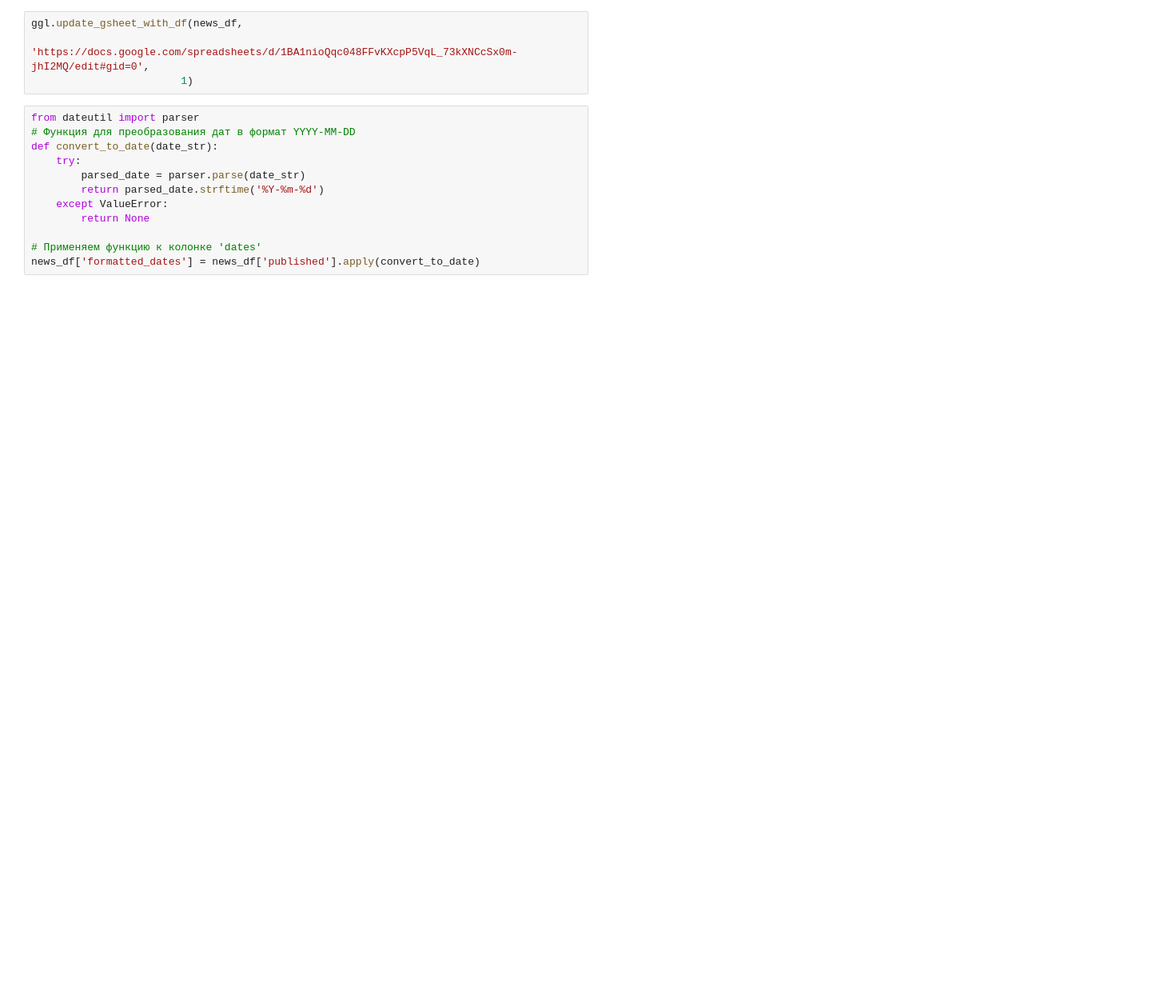
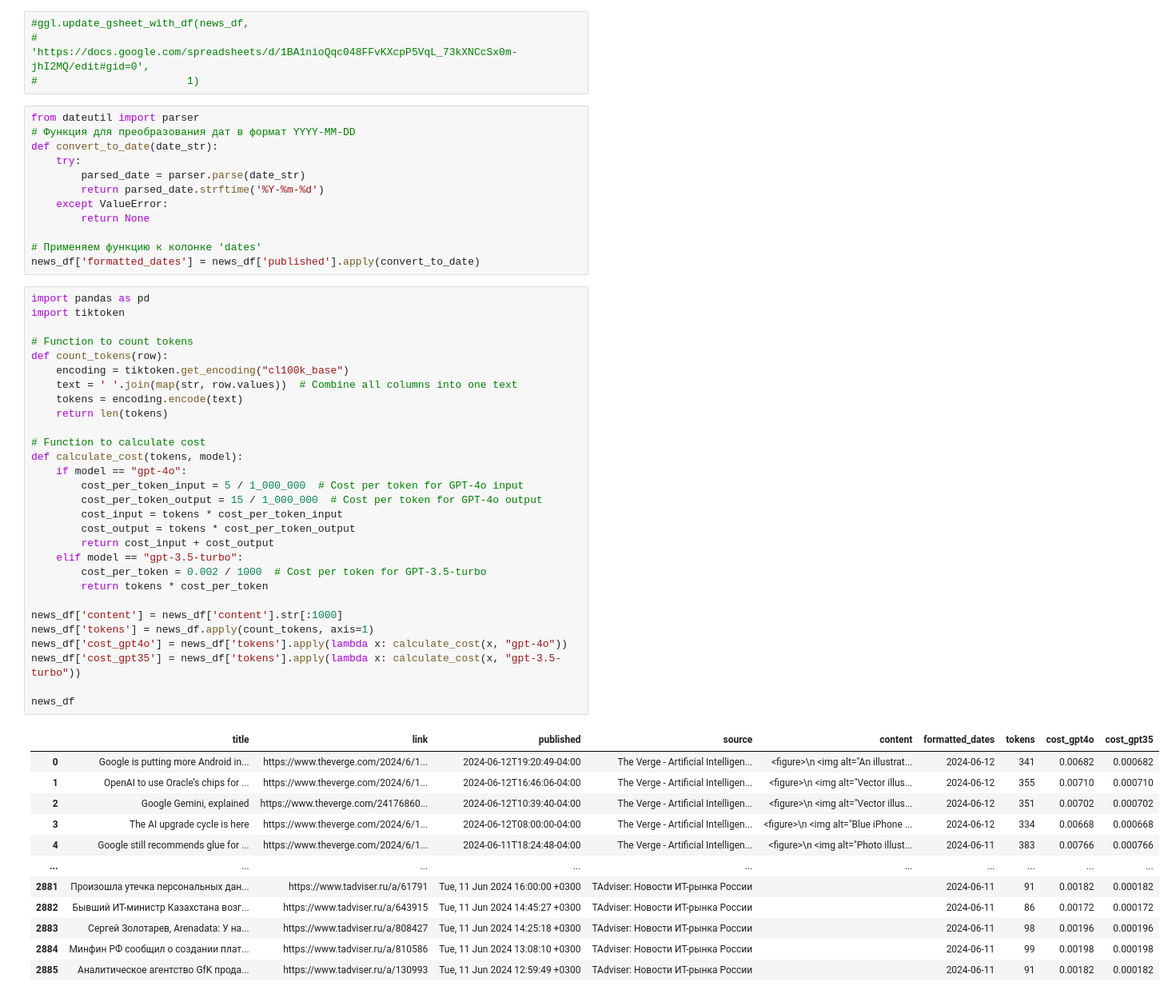
Before and after one commit to mlenzovet/nlmk_bot, a Jupyter notebook: rss.ipynb, the cells around one changed output. Shown: that part at 80% size. Cells and saved outputs as stored; diff of their text form; blank space fills up the shorter version.

```diff
--- a/rss.ipynb
+++ b/rss.ipynb
@@ -104,7 +101,7 @@ news_df['content'] = news_df['content'].str[:3000]
 # %%
-ggl.update_gsheet_with_df(news_df,
-                          'https://docs.google.com/spreadsheets/d/1BA1nioQqc048FFvKXcpP5VqL_73kXNCcSx0m-jhI2MQ/edit#gid=0',
-                        1)
+#ggl.update_gsheet_with_df(news_df,
+#                          'https://docs.google.com/spreadsheets/d/1BA1nioQqc048FFvKXcpP5VqL_73kXNCcSx0m-jhI2MQ/edit#gid=0',
+#                        1)
 # %%
 from dateutil import parser
 # Функция для преобразования дат в формат YYYY-MM-DD
@@ -117,3 +114,45 @@ def convert_to_date(date_str):
 
 # Применяем функцию к колонке 'dates'
 news_df['formatted_dates'] = news_df['published'].apply(convert_to_date)
+# %%
+import pandas as pd
+import tiktoken
+
+# Function to count tokens
+def count_tokens(row):
+    encoding = tiktoken.get_encoding("cl100k_base")
+    text = ' '.join(map(str, row.values))  # Combine all columns into one text
+    tokens = encoding.encode(text)
+    return len(tokens)
+
+# Function to calculate cost
+def calculate_cost(tokens, model):
+    if model == "gpt-4o":
+        cost_per_token_input = 5 / 1_000_000  # Cost per token for GPT-4o input
+        cost_per_token_output = 15 / 1_000_000  # Cost per token for GPT-4o output
+        cost_input = tokens * cost_per_token_input
+        cost_output = tokens * cost_per_token_output
+        return cost_input + cost_output
+    elif model == "gpt-3.5-turbo":
+        cost_per_token = 0.002 / 1000  # Cost per token for GPT-3.5-turbo
+        return tokens * cost_per_token
+
+news_df['content'] = news_df['content'].str[:1000]
+news_df['tokens'] = news_df.apply(count_tokens, axis=1)
+news_df['cost_gpt4o'] = news_df['tokens'].apply(lambda x: calculate_cost(x, "gpt-4o"))
+news_df['cost_gpt35'] = news_df['tokens'].apply(lambda x: calculate_cost(x, "gpt-3.5-turbo"))
+
+news_df
+# %% [output]
+|  | title | link | published | source | content | formatted_dates | tokens | cost_gpt4o | cost_gpt35 |
+| 0 | Google is putting more Android in... | https://www.theverge.com/2024/6/1... | 2024-06-12T19:20:49-04:00 | The Verge - Artificial Intelligen... | <figure>\n <img alt="An illustrat... | 2024-06-12 | 341 | 0.00682 | 0.000682 |
+| 1 | OpenAI to use Oracle’s chips for ... | https://www.theverge.com/2024/6/1... | 2024-06-12T16:46:06-04:00 | The Verge - Artificial Intelligen... | <figure>\n <img alt="Vector illus... | 2024-06-12 | 355 | 0.00710 | 0.000710 |
+| 2 | Google Gemini, explained | https://www.theverge.com/24176860... | 2024-06-12T10:39:40-04:00 | The Verge - Artificial Intelligen... | <figure>\n <img alt="Vector illus... | 2024-06-12 | 351 | 0.00702 | 0.000702 |
+| 3 | The AI upgrade cycle is here | https://www.theverge.com/2024/6/1... | 2024-06-12T08:00:00-04:00 | The Verge - Artificial Intelligen... | <figure>\n <img alt="Blue iPhone ... | 2024-06-12 | 334 | 0.00668 | 0.000668 |
+| 4 | Google still recommends glue for ... | https://www.theverge.com/2024/6/1... | 2024-06-11T18:24:48-04:00 | The Verge - Artificial Intelligen... | <figure>\n <img alt="Photo illust... | 2024-06-11 | 383 | 0.00766 | 0.000766 |
+| ... | ... | ... | ... | ... | ... | ... | ... | ... | ... |
+| 2881 | Произошла утечка персональных дан... | https://www.tadviser.ru/a/61791 | Tue, 11 Jun 2024 16:00:00 +0300 | TAdviser: Новости ИТ-рынка России |  | 2024-06-11 | 91 | 0.00182 | 0.000182 |
+| 2882 | Бывший ИТ-министр Казахстана возг... | https://www.tadviser.ru/a/643915 | Tue, 11 Jun 2024 14:45:27 +0300 | TAdviser: Новости ИТ-рынка России |  | 2024-06-11 | 86 | 0.00172 | 0.000172 |
+| 2883 | Сергей Золотарев, Arenadata: У на... | https://www.tadviser.ru/a/808427 | Tue, 11 Jun 2024 14:25:18 +0300 | TAdviser: Новости ИТ-рынка России |  | 2024-06-11 | 98 | 0.00196 | 0.000196 |
+| 2884 | Минфин РФ сообщил о создании плат... | https://www.tadviser.ru/a/810586 | Tue, 11 Jun 2024 13:08:10 +0300 | TAdviser: Новости ИТ-рынка России |  | 2024-06-11 | 99 | 0.00198 | 0.000198 |
+| 2885 | Аналитическое агентство GfK прода... | https://www.tadviser.ru/a/130993 | Tue, 11 Jun 2024 12:59:49 +0300 | TAdviser: Новости ИТ-рынка России |  | 2024-06-11 | 91 | 0.00182 | 0.000182 |
```
Also changed, not shown: parts of 7 cells of this notebook, 6 other files.
